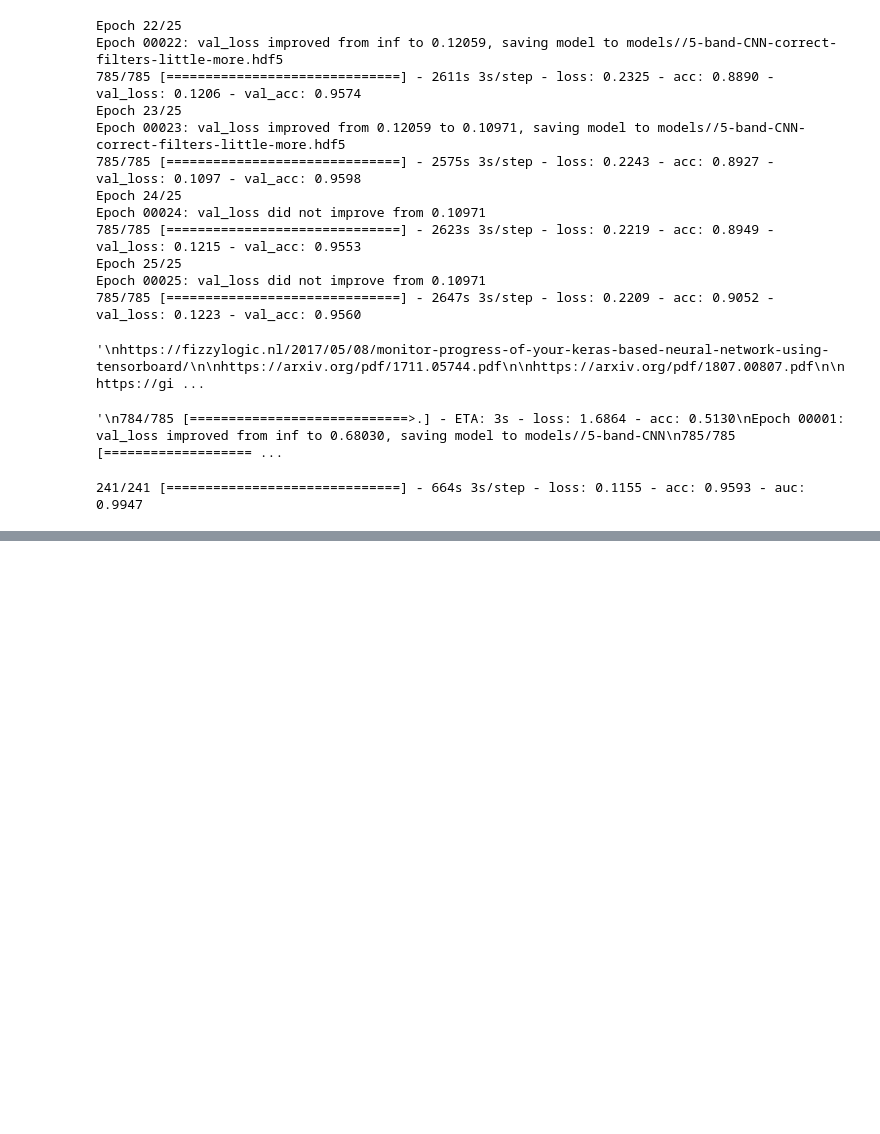
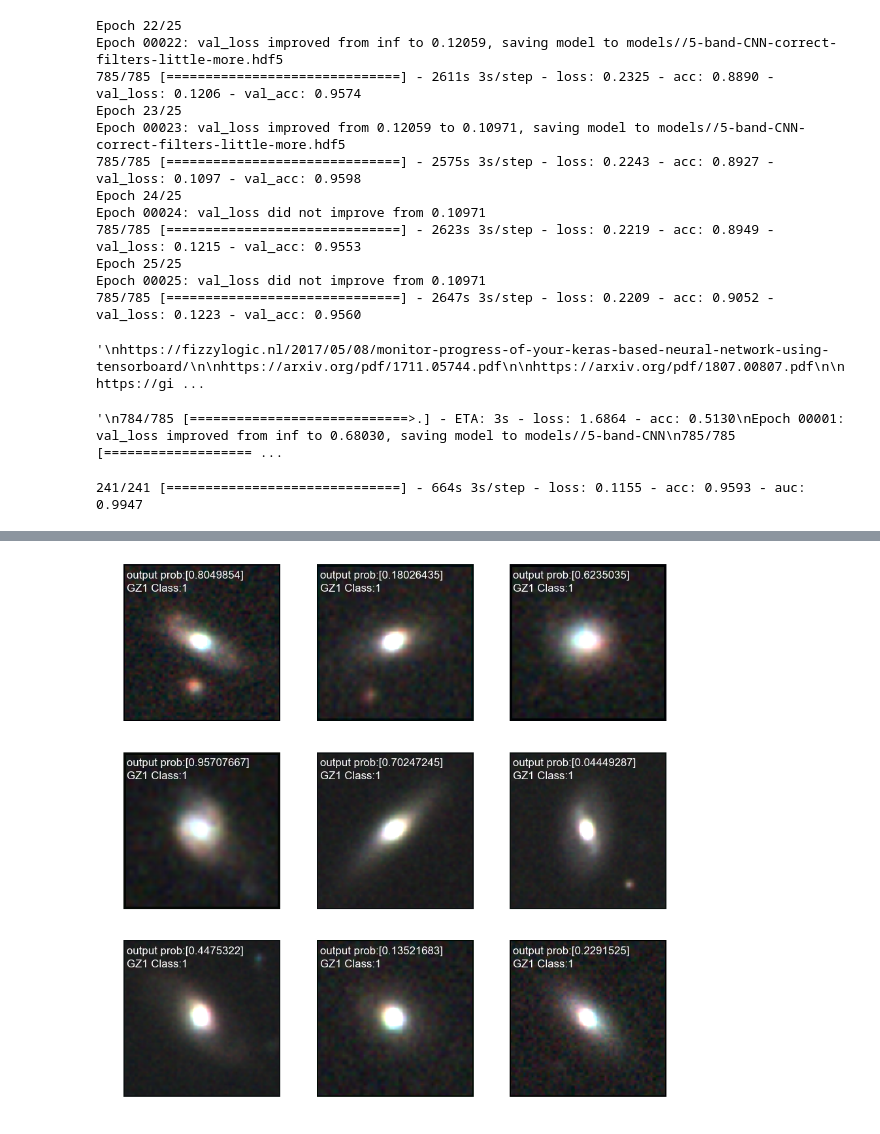
Before and after one commit to awe2/GZ2_project, a Jupyter notebook: 5-band_GZ2_CNN_HP_Khan_Dataset.ipynb, the cells around one changed output, grey strips where cells are left out. Cells and saved outputs as stored; diff of their text form; code cells hidden in the pictures; blank space fills up the shorter version.

```diff
--- a/5-band_GZ2_CNN_HP_Khan_Dataset.ipynb
+++ b/5-band_GZ2_CNN_HP_Khan_Dataset.ipynb
@@ -232,7 +357,7 @@ partition = {'train':train_list,'validation':val_list,'test':test_list}
 # %%
-training_generator = DataGenerator(partition['train'], labels, **params)
-validation_generator = DataGenerator(partition['validation'], labels, **params)
-test_generator = DataGenerator(partition['test'], labels, **params)
+training_generator = DataGenerator(partition['train'], labels, **params_train)
+validation_generator = DataGenerator(partition['validation'], labels, **params_train)
+test_generator = DataGenerator(partition['test'], labels, **params_test)
 # %%
 #so this is pretty neat, you can create a keras callback to display on tensorboard using a simplified summary tf api
 
@@ -486,0 +710,79 @@ print(type(hist2))
+# %%
+plt.subplots(3,3,figsize=(15,15))
+
+plt.subplot(331)
+array = np.load('LP_inputs/' + LP_test_generator.list_IDs[1] + '.npy')[:,:,1:4]
+print(np.shape(array))
+plt.imshow(array)
+plt.text(s=("output prob:" + str(y_pred_keras[1])),x=2,y=10,color='w')
+plt.text(s=('GZ1 Class:' + str(1)),x=2,y=20,color='w')
+plt.axis('off')
+plt.grid(b=None)
+plt.subplot(332)
+array = np.load('LP_inputs/' + LP_test_generator.list_IDs[3] + '.npy')[:,:,1:4]
+print(np.shape(array))
+plt.imshow(array)
+plt.text(s=("output prob:" + str(y_pred_keras[3])),x=2,y=10,color='w')
+plt.text(s=('GZ1 Class:' + str(1)),x=2,y=20,color='w')
+plt.axis('off')
+plt.grid(b=None)
+plt.subplot(333)
+array = np.load('LP_inputs/' + LP_test_generator.list_IDs[4] + '.npy')[:,:,1:4]
+print(np.shape(array))
+plt.imshow(array)
+plt.text(s=("output prob:" + str(y_pred_keras[4])),x=2,y=10,color='w')
+plt.text(s=('GZ1 Class:' + str(1)),x=2,y=20,color='w')
+plt.axis('off')
+plt.grid(b=None)
+plt.subplot(334)
+array = np.load('LP_inputs/' + LP_test_generator.list_IDs[5] + '.npy')[:,:,1:4]
+print(np.shape(array))
+plt.imshow(array)
+plt.text(s=("output prob:" + str(y_pred_keras[5])),x=2,y=10,color='w')
+plt.text(s=('GZ1 Class:' + str(1)),x=2,y=20,color='w')
+plt.axis('off')
+plt.grid(b=None)
+plt.subplot(335)
+array = np.load('LP_inputs/' + LP_test_generator.list_IDs[9] + '.npy')[:,:,1:4]
+print(np.shape(array))
+plt.imshow(array)
+plt.text(s=("output prob:" + str(y_pred_keras[9])),x=2,y=10,color='w')
+plt.text(s=('GZ1 Class:' + str(1)),x=2,y=20,color='w')
+plt.axis('off')
+plt.grid(b=None)
+plt.subplot(336)
+array = np.load('LP_inputs/' + LP_test_generator.list_IDs[13] + '.npy')[:,:,1:4]
+print(np.shape(array))
+plt.imshow(array)
+plt.text(s=("output prob:" + str(y_pred_keras[13])),x=2,y=10,color='w')
+plt.text(s=('GZ1 Class:' + str(1)),x=2,y=20,color='w')
+plt.axis('off')
+plt.grid(b=None)
+plt.subplot(337)
+array = np.load('LP_inputs/' + LP_test_generator.list_IDs[14] + '.npy')[:,:,1:4]
+print(np.shape(array))
+plt.imshow(array)
+plt.text(s=("output prob:" + str(y_pred_keras[14])),x=2,y=10,color='w')
+plt.text(s=('GZ1 Class:' + str(1)),x=2,y=20,color='w')
+plt.axis('off')
+plt.grid(b=None)
+plt.subplot(338)
+array = np.load('LP_inputs/' + LP_test_generator.list_IDs[15] + '.npy')[:,:,1:4]
+print(np.shape(array))
+plt.imshow(array)
+plt.text(s=("output prob:" + str(y_pred_keras[15])),x=2,y=10,color='w')
+plt.text(s=('GZ1 Class:' + str(1)),x=2,y=20,color='w')
+plt.axis('off')
+plt.grid(b=None)
+
+plt.subplot(339)
+array = np.load('LP_inputs/' + LP_test_generator.list_IDs[18] + '.npy')[:,:,1:4]
+print(np.shape(array))
+plt.imshow(array)
+plt.text(s=("output prob:" + str(y_pred_keras[18])),x=2,y=10,color='w')
+plt.text(s=('GZ1 Class:' + str(1)),x=2,y=20,color='w')
+
+plt.axis('off')
+plt.grid(b=None)
+plt.show()
+# %% [output]
@@ -486,0 +798 @@ print(type(hist2))
+[figure, added]
```
Also changed, not shown: parts of 27 cells of this notebook.
